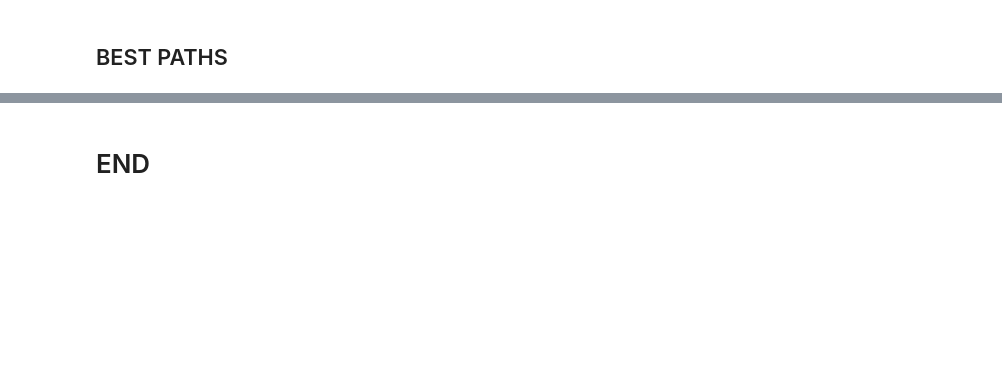
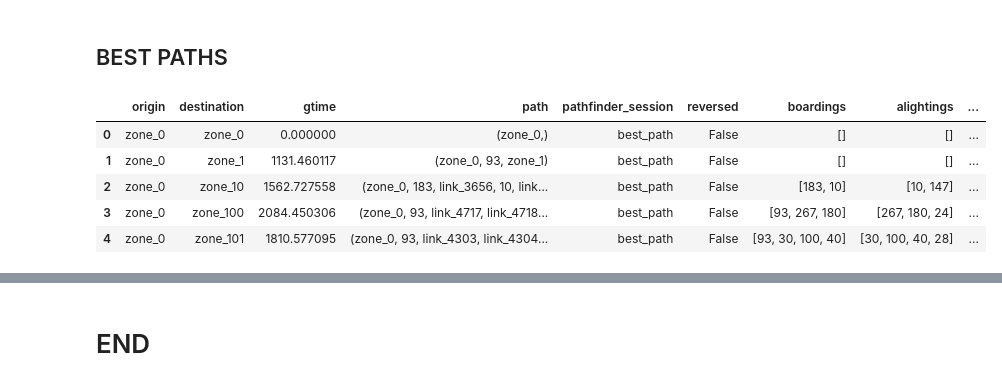
Before and after one commit to systragroup/quetzal_paris, a Jupyter notebook: notebooks/transport/B12_pruning_PT_pathfinder.ipynb, the cells around one changed output, grey strips where cells are left out. Saved outputs shown, nothing was run; the diff lists cells and outputs as text; code cells hidden in the pictures; blank space fills up the shorter version.

```diff
--- a/notebooks/transport/B12_pruning_PT_pathfinder.ipynb
+++ b/notebooks/transport/B12_pruning_PT_pathfinder.ipynb
@@ -14,0 +15,11 @@ plot_path = training_folder + 'outputs/plot/'
+# %%
+is_lambda = (os.environ.get("AWS_LAMBDA_FUNCTION_NAME") is not None)
+
+if is_lambda:
+    model_folder = 's3://quetzal-paris/dev'
+    training_folder = os.environ.get("LAMBDA_TASK_ROOT")
+else:
+    model_folder = '../../model'
+    training_folder = '../..'
+
+input_folder = training_folder + '/inputs/'
@@ -15,2 +28,5 @@ plot_path = training_folder + 'outputs/plot/'
 # %%
-sm = stepmodel.read_zippedpickles(training_folder + r'model/{scen}/walk_model'.format(scen=scenario))
+sm = stepmodel.read_zippedpickles(model_folder + '/{scen}/walk_model'.format(scen=scenario))
+
+distribution = stepmodel.read_zippedpickles((model_folder + '/{scen}/distribution'.format(scen=scenario)))
+sm.volumes = distribution.volumes
@@ -21,3 +32,0 @@ sm.volumes = distribution.volumes
-# %%
-# add required fields
-sm.links['length'] = sm.links['road_length']
@@ -31,16 +35,24 @@ cutoff=6000
 # %%
+tc = sm.copy()
 tc.step_pt_pathfinder(
-    broken_routes=False,
-    broken_modes=False,
-    keep_pathfinder=True,
-    mode_column='route_type',
-    route_column='route_short_name',
-    speedup=True,
-    cutoff = cutoff,
-    walk_on_road=False,#cause we got footpaths
-
-    path_analysis=True,
-    engine='b', # b is faster
+    broken_routes = False,
+    broken_modes = False,
+    keep_pathfinder = True,
+    mode_column = 'route_type',
+    route_column = 'route_short_name',
+    speedup = True,
+    cutoff = 6000, # Max path length
+    walk_on_road = False, # Using footpaths
+    path_analysis = True,
+    engine ='b', # b is faster
 )
 
 ppf = tc.publicpathfinder
+tc.pt_los.head(5)
+# %% [output]
+|  | origin | destination | gtime | path | pathfinder_session | reversed | boardings | alightings | ... |
+| 0 | zone_0 | zone_0 | 0.000000 | (zone_0,) | best_path | False | [] | [] | ... |
+| 1 | zone_0 | zone_1 | 1131.460117 | (zone_0, 93, zone_1) | best_path | False | [] | [] | ... |
+| 2 | zone_0 | zone_10 | 1562.727558 | (zone_0, 183, link_3656, 10, link... | best_path | False | [183, 10] | [10, 147] | ... |
+| 3 | zone_0 | zone_100 | 2084.450306 | (zone_0, 93, link_4717, link_4718... | best_path | False | [93, 267, 180] | [267, 180, 24] | ... |
+| 4 | zone_0 | zone_101 | 1810.577095 | (zone_0, 93, link_4303, link_4304... | best_path | False | [93, 30, 100, 40] | [30, 100, 40, 28] | ... |
```
Also changed, not shown: parts of 31 cells of this notebook, 28 other files.
